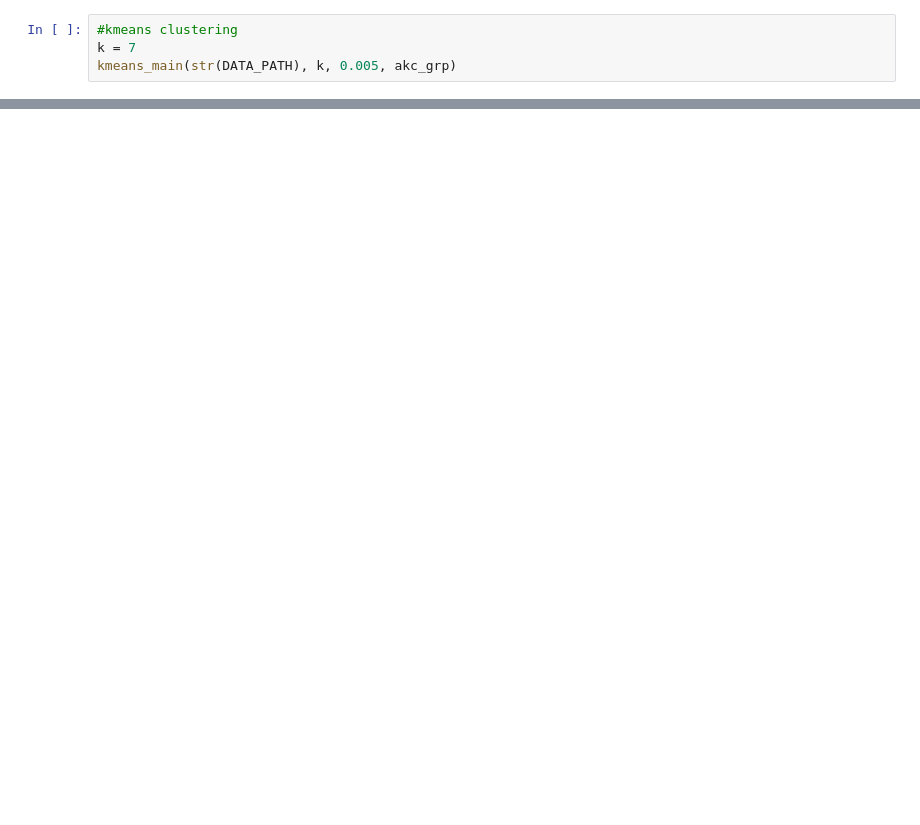
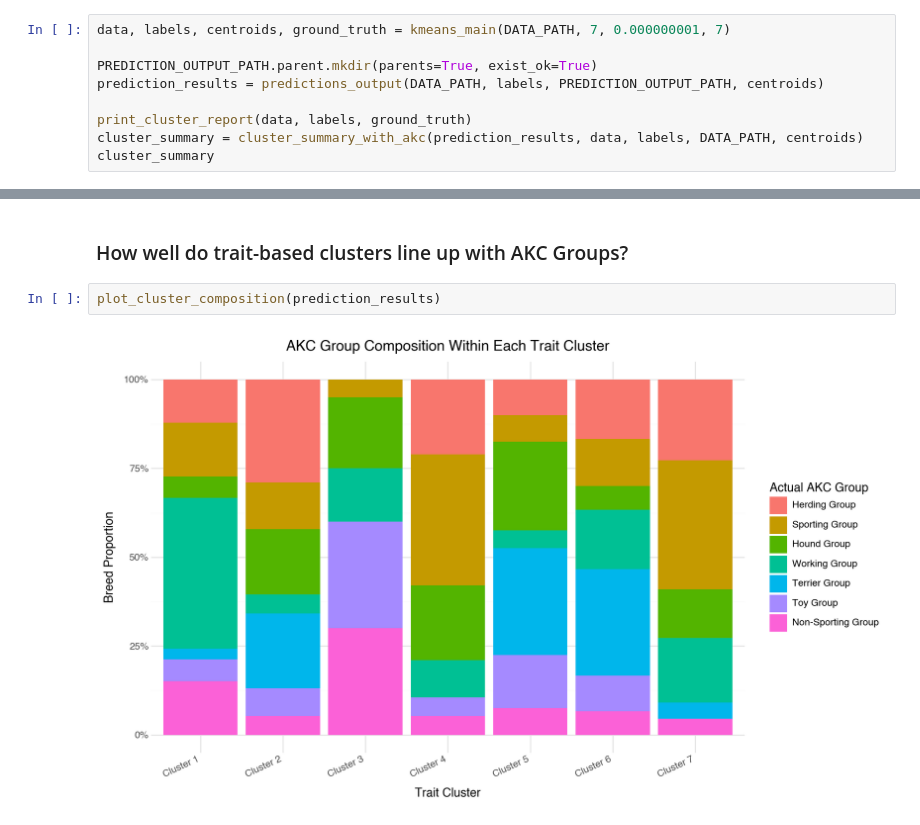
Before and after one commit to summerortega/CSC466_FinalProject, a Jupyter notebook: notebooks/clustering_avg.ipynb, the cells around one changed output, grey strips where cells are left out. Saved outputs shown, nothing was run; the diff lists cells and outputs as text; blank space fills up the shorter version.

Commit message:
replaced hardcoded column slicing
clustering notebooks done

```diff
--- a/notebooks/clustering_avg.ipynb
+++ b/notebooks/clustering_avg.ipynb
@@ -26,5 +32,10 @@ akc_grp = "7"
 # %%
-#kmeans clustering
-k = 7
-kmeans_main(str(DATA_PATH), k, 0.005, akc_grp)
+data, labels, centroids, ground_truth = kmeans_main(DATA_PATH, 7, 0.000000001, 7)
+
+PREDICTION_OUTPUT_PATH.parent.mkdir(parents=True, exist_ok=True)
+prediction_results = predictions_output(DATA_PATH, labels, PREDICTION_OUTPUT_PATH, centroids)
+
+print_cluster_report(data, labels, ground_truth)
+cluster_summary = cluster_summary_with_akc(prediction_results, data, labels, DATA_PATH, centroids)
+cluster_summary
 # %% [output]
@@ -68,0 +83,6 @@ Cluster silhouette score: 0.1427253451240953
+# %% [markdown]
+### How well do trait-based clusters line up with AKC Groups?
+# %%
+plot_cluster_composition(prediction_results)
+# %% [output]
+[figure, added]
```
Also changed, not shown: parts of 11 cells of this notebook, 7 other files.
